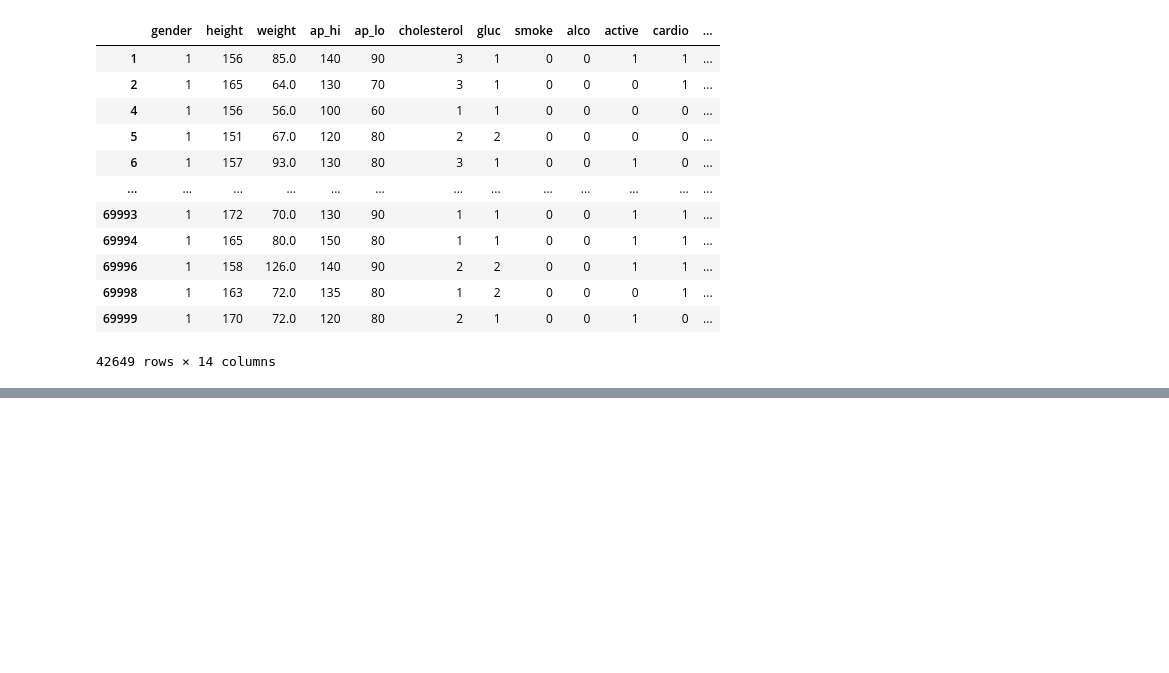
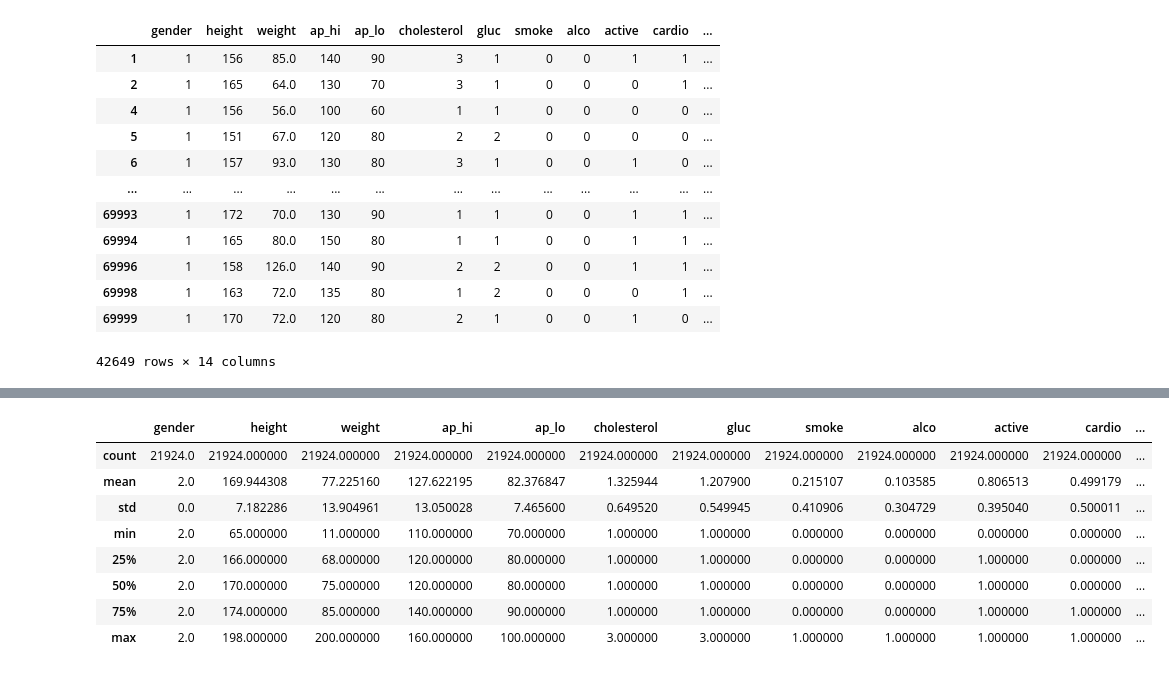
Before and after one commit to kelvtan96/EE0005, a Jupyter notebook: Project Code.ipynb, the cells around one changed output, grey strips where cells are left out. Drawn from its saved outputs; the diff is of its cells as text; code cells hidden in the pictures; blank space fills up the shorter version.

```diff
--- a/Project Code.ipynb
+++ b/Project Code.ipynb
@@ -176,0 +189,15 @@ female_df
+# %%
+female_df.drop(female_df[(female_df['ap_hi'] > female_df['ap_hi'].quantile(0.975)) | (female_df['ap_hi'] < female_df['ap_hi'].quantile(0.025))].index,inplace=True)
+female_df.drop(female_df[(female_df['ap_lo'] > female_df['ap_lo'].quantile(0.975)) | (female_df['ap_lo'] < female_df['ap_lo'].quantile(0.025))].index,inplace=True)
+# %%
+female_df.describe()
+# %% [output]
+|  | gender | height | weight | ap_hi | ap_lo | cholesterol | gluc | smoke | alco | active | cardio | ... |
+| count | 21924.0 | 21924.000000 | 21924.000000 | 21924.000000 | 21924.000000 | 21924.000000 | 21924.000000 | 21924.000000 | 21924.000000 | 21924.000000 | 21924.000000 | ... |
+| mean | 2.0 | 169.944308 | 77.225160 | 127.622195 | 82.376847 | 1.325944 | 1.207900 | 0.215107 | 0.103585 | 0.806513 | 0.499179 | ... |
+| std | 0.0 | 7.182286 | 13.904961 | 13.050028 | 7.465600 | 0.649520 | 0.549945 | 0.410906 | 0.304729 | 0.395040 | 0.500011 | ... |
+| min | 2.0 | 65.000000 | 11.000000 | 110.000000 | 70.000000 | 1.000000 | 1.000000 | 0.000000 | 0.000000 | 0.000000 | 0.000000 | ... |
+| 25% | 2.0 | 166.000000 | 68.000000 | 120.000000 | 80.000000 | 1.000000 | 1.000000 | 0.000000 | 0.000000 | 1.000000 | 0.000000 | ... |
+| 50% | 2.0 | 170.000000 | 75.000000 | 120.000000 | 80.000000 | 1.000000 | 1.000000 | 0.000000 | 0.000000 | 1.000000 | 0.000000 | ... |
+| 75% | 2.0 | 174.000000 | 85.000000 | 140.000000 | 90.000000 | 1.000000 | 1.000000 | 0.000000 | 0.000000 | 1.000000 | 1.000000 | ... |
+| max | 2.0 | 198.000000 | 200.000000 | 160.000000 | 100.000000 | 3.000000 | 3.000000 | 1.000000 | 1.000000 | 1.000000 | 1.000000 | ... |
```
Also changed, not shown: parts of 6 cells of this notebook.
